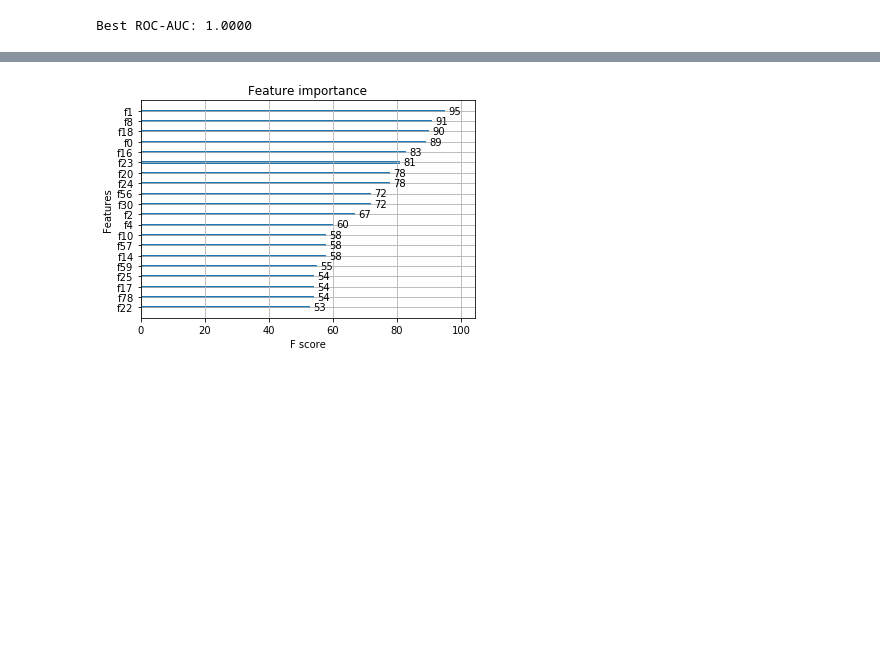
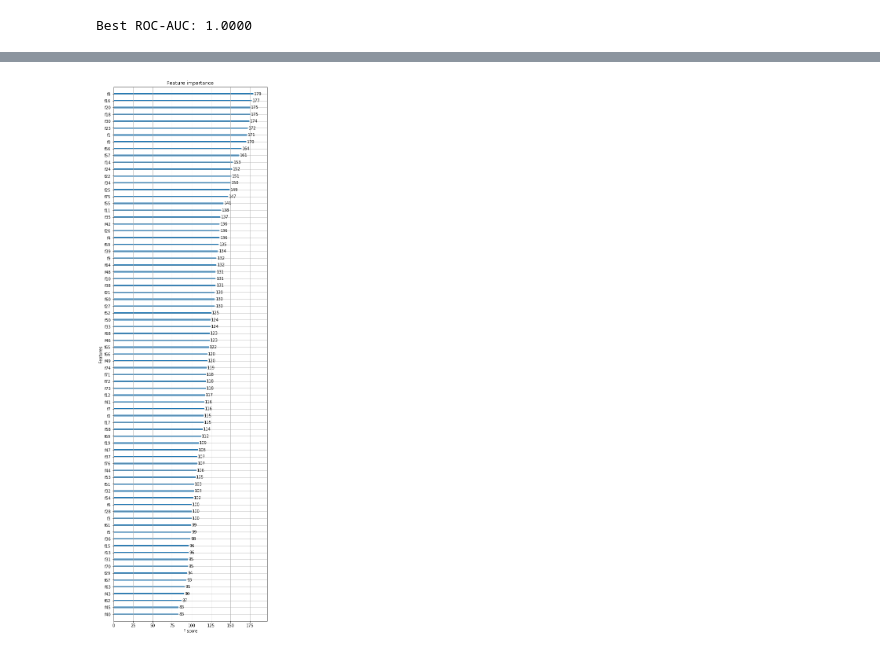
Before and after one commit to HajimeK/machine-learning, a Jupyter notebook: projects/capstone/capstone.ipynb, the cells around one changed output, grey strips where cells are left out. Saved outputs shown, nothing was run; the diff lists cells and outputs as text; code cells hidden in the pictures; blank space fills up the shorter version.

```diff
--- a/projects/capstone/capstone.ipynb
+++ b/projects/capstone/capstone.ipynb
@@ -141,10 +224,17 @@ plt.show()
 # %%
 %%time
 predictor = xgb.XGBClassifier(base_score=0.5, booster='gbtree', colsample_bylevel=1,
-       colsample_bytree=0.8, gamma=0.1, learning_rate=0.1, max_delta_step=5,
-       max_depth=3, min_child_weight=1, missing=None, n_estimators=1000,
+       colsample_bytree=0.8, gamma=0, learning_rate=0.1, max_delta_step=5,
+       max_depth=5, min_child_weight=1, missing=None, n_estimators=500,
        n_jobs=1, nthread=4, objective='binary:logistic', random_state=0,
        reg_alpha=0, reg_lambda=1, scale_pos_weight=1, seed=42, silent=True,
-       subsample=0.8, tree_method='hist', verbose=10)
+       subsample=0.5, tree_method='hist', verbose=10)
+
+# Sample Weights
+#weight_ratio = float(len(y[y == 0]))/float(len(y[y == 1]))
+#w_array = np.array([1]*y.shape[0])
+#w_array[y == 1] = weight_ratio
+#w_array[y == 0] = 1- weight_ratio
+
 predictor.fit(X_reduced_data, y)
 # %% [output]
@@ -279,7 +293,6 @@ array([[15594,    31],
-# %%
-from xgboost import plot_importance
-from matplotlib import pyplot
-plot_importance(predictor, max_num_features = 20)
-pyplot.show()
-# %% [output]
-[figure, removed]
+# %%
+fig, ax = plt.subplots(1, 1, figsize=(7, 25))
+plot_importance(predictor, max_num_features = pca.n_components_, ax=ax)
+plt.show()
+# %% [output]
+[figure, added]
```
Also changed, not shown: parts of 47 cells of this notebook, 2 other files.
